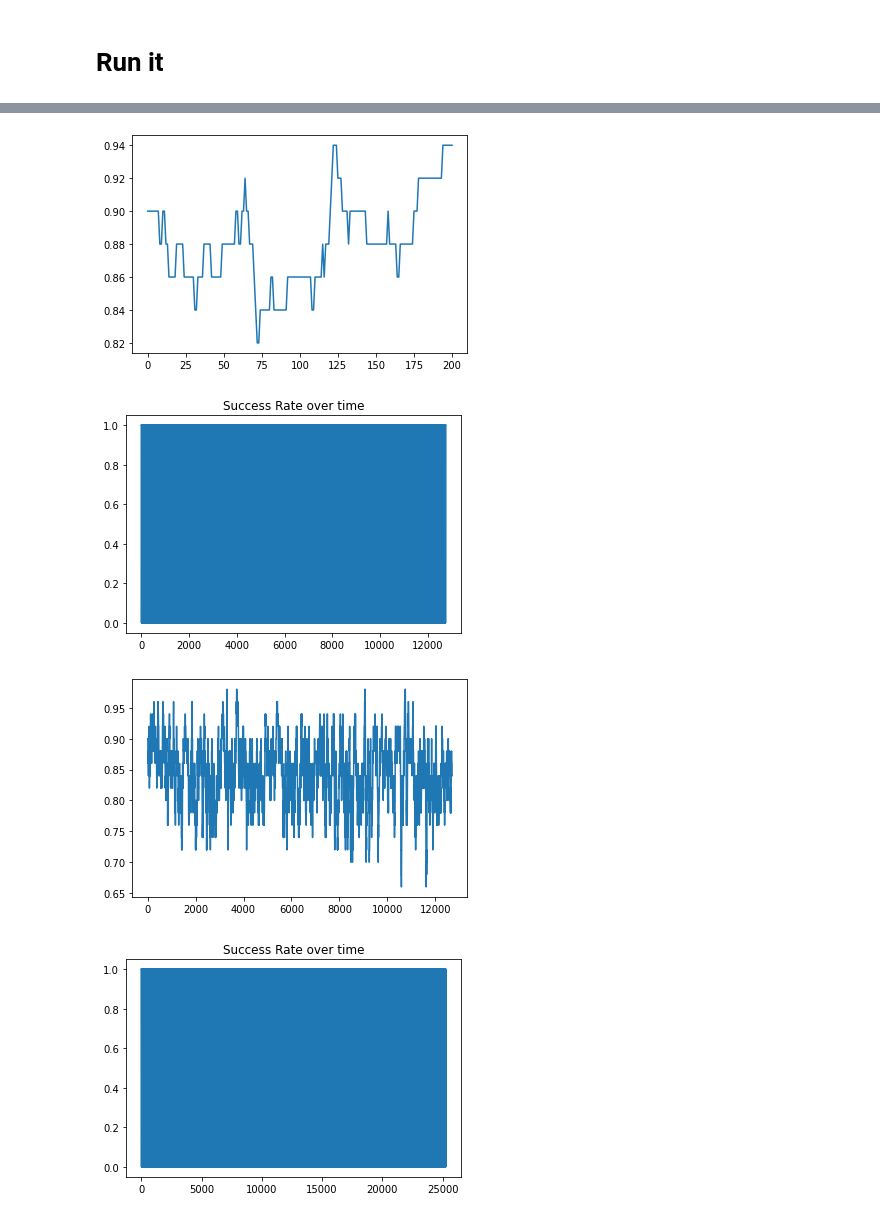
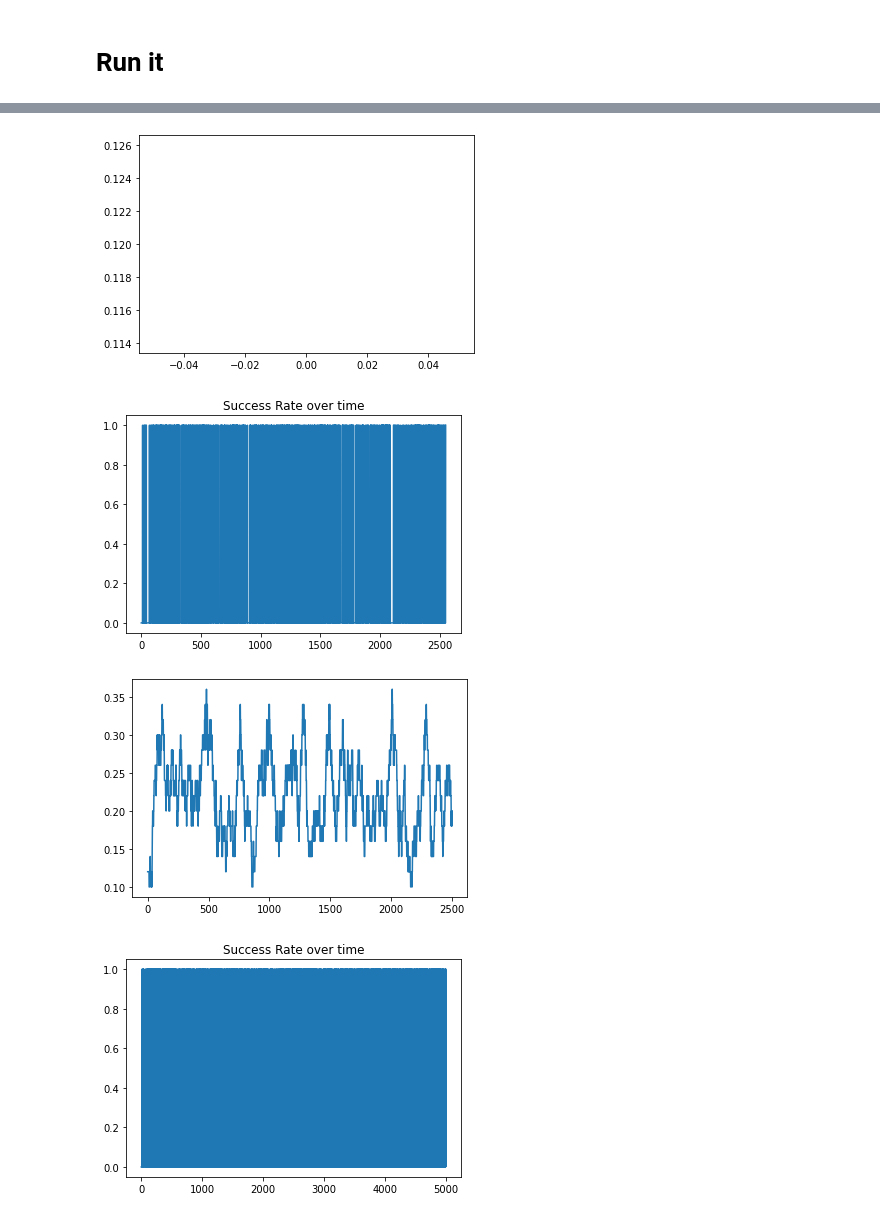
Before and after one commit to eli4224/avalon, a Jupyter notebook: main.ipynb, the cells around one changed output, grey strips where cells are left out. Cells and saved outputs as stored; diff of their text form; code cells hidden in the pictures.

```diff
--- a/main.ipynb
+++ b/main.ipynb
@@ -153,13 +176,13 @@ BLUE_PLAYERS = 3
 HIST_SHAPE = 2 * 25 * (3 * NUM_PLAYERS + 5)
 SELF_SHAPE = torch.tensor([5])
 COMM_SHAPE = 32  # Change freely
-WHO_SHAPE = torch.tensor([NUM_PLAYERS])
+WHO_SHAPE = NUM_PLAYERS
 VOTE_SHAPE =torch.tensor([NUM_PLAYERS])
 
 assert RED_PLAYERS + BLUE_PLAYERS == NUM_PLAYERS
 
 def get_who():
-    return NNetwork(SELF_SHAPE + HIST_SHAPE + NUM_PLAYERS*COMM_SHAPE, WHO_SHAPE, nn.functional.softmax, use_critic=False)
+    return WhoNetwork(SELF_SHAPE + HIST_SHAPE + NUM_PLAYERS*COMM_SHAPE, WHO_SHAPE)
 
 def get_comm(use_critic=False):
     return DiagGaussian.DiagGaussianPolicy(NNetwork(SELF_SHAPE + HIST_SHAPE + WHO_SHAPE, torch.tensor([64]), use_critic=use_critic), COMM_SHAPE, in_features=torch.tensor([64]))
@@ -248,8 +271,8 @@ class RedAgent():
 
 class BlueAgent():
 
-    def __init__(self, lr, use_critic):
-        self.lr = lr
+    def __init__(self, lrs, use_critic):
+        self.lrs = lrs
         self.use_critic = use_critic
 
         self.COMM = get_comm(use_critic=use_critic)
@@ -260,11 +283,11 @@ class BlueAgent():
 #         self.succ = (lambda *args : torch.distributions.bernoulli.Bernoulli(1))
 
         # Optimizers
-        self.COMM_opt = torch.optim.Adam(self.COMM.parameters(), lr=lr)
-        self.WHO_opt = torch.optim.Adam(self.WHO.parameters(), lr=lr)
-        self.MISS_opt2 = torch.optim.Adam(mission_models[0].parameters(), lr=lr)
-        self.MISS_opt3 = torch.optim.Adam(mission_models[1].parameters(), lr=lr)
-        self.VOTE_opt = torch.optim.Adam(self.VOTE.parameters(), lr=lr)
+        self.COMM_opt = torch.optim.Adam(self.COMM.parameters(), lr=lrs['COMM'])
+        self.WHO_opt = torch.optim.Adam(self.WHO.parameters(), lr=lrs['WHO'])
+        self.MISS_opt2 = torch.optim.Adam(mission_models[0].parameters(), lr=lrs['MISS2'])
+        self.MISS_opt3 = torch.optim.Adam(mission_models[1].parameters(), lr=lrs['MISS3'])
+        self.VOTE_opt = torch.optim.Adam(self.VOTE.parameters(), lr=lrs['VOTE'])
 # %%
 # Baseline agents
 class ConstantDistribution():
@@ -964,17 +1113,23 @@ def evaluate(hist_log, winning_log, every_log):
 trainable_models=['comm_blue', 'who_blue', 'miss_blue_2', 'miss_blue_3', 'vote_blue',]
 
 
+# trainable_models=['who_blue']
+trainable_models=['comm_blue']
+
+
 set_random_seed(1)
 
-lr = 0.00025
+lrs_blue = {'COMM':0.00025, 'WHO':0.003, 'MISS2':0.00025, 'MISS3':0.00025, 'VOTE':0.00025}
 gamma = 0.99
 gae_lambda = 0.95
-# blue = BlueAgent(lr=lr, use_critic=args["use_critic"]) #BlueAgent(lr=lr, use_critic=args["use_critic"]) #BlueAgentBaseline()
-# red = RedAgentBaseline()#RedAgent(lr=lr, use_critic=args["use_critic"]) #RedAgentBaseline(
+# blue = BlueAgent(lrs=lrs_blue, use_critic=args["use_critic"]) #BlueAgent(lr=lr, use_critic=args["use_critic"]) #BlueAgentBaseline()
+
+blue = BlueAgentBaseline() # BlueAgentBaselineWHO(WHO_NET = WHO_NET)
+red = RedAgentBaseline()#RedAgent(lr=lr, use_critic=args["use_critic"]) #RedAgentBaseline(
 
 my_env = AvalonEnv()
-engine = AvalonEngine(env=my_env, blue=blue, red=red, train_episodes=50, max_epoch=4000,
+engine = AvalonEngine(env=my_env, blue=blue, red=red, train_episodes=50, max_epoch=100,
                       trainable_models=trainable_models, gamma=gamma, gae_lambda=gae_lambda)
-hist_log, winning_log, every_log = engine.run()
+hist_log, winning_log, every_log = engine.run(is_training=False)
 evaluate(hist_log, winning_log, every_log)
 # %% [output]
@@ -982,4 +1137,4 @@ evaluate(hist_log, winning_log, every_log)
-[figure, old version]
+[figure, new version]
-[figure, old version]
+[figure, new version]
-[figure, old version]
+[figure, new version]
-[figure, old version]
+[figure, new version]
```
Also changed, not shown: parts of 11 cells of this notebook.
